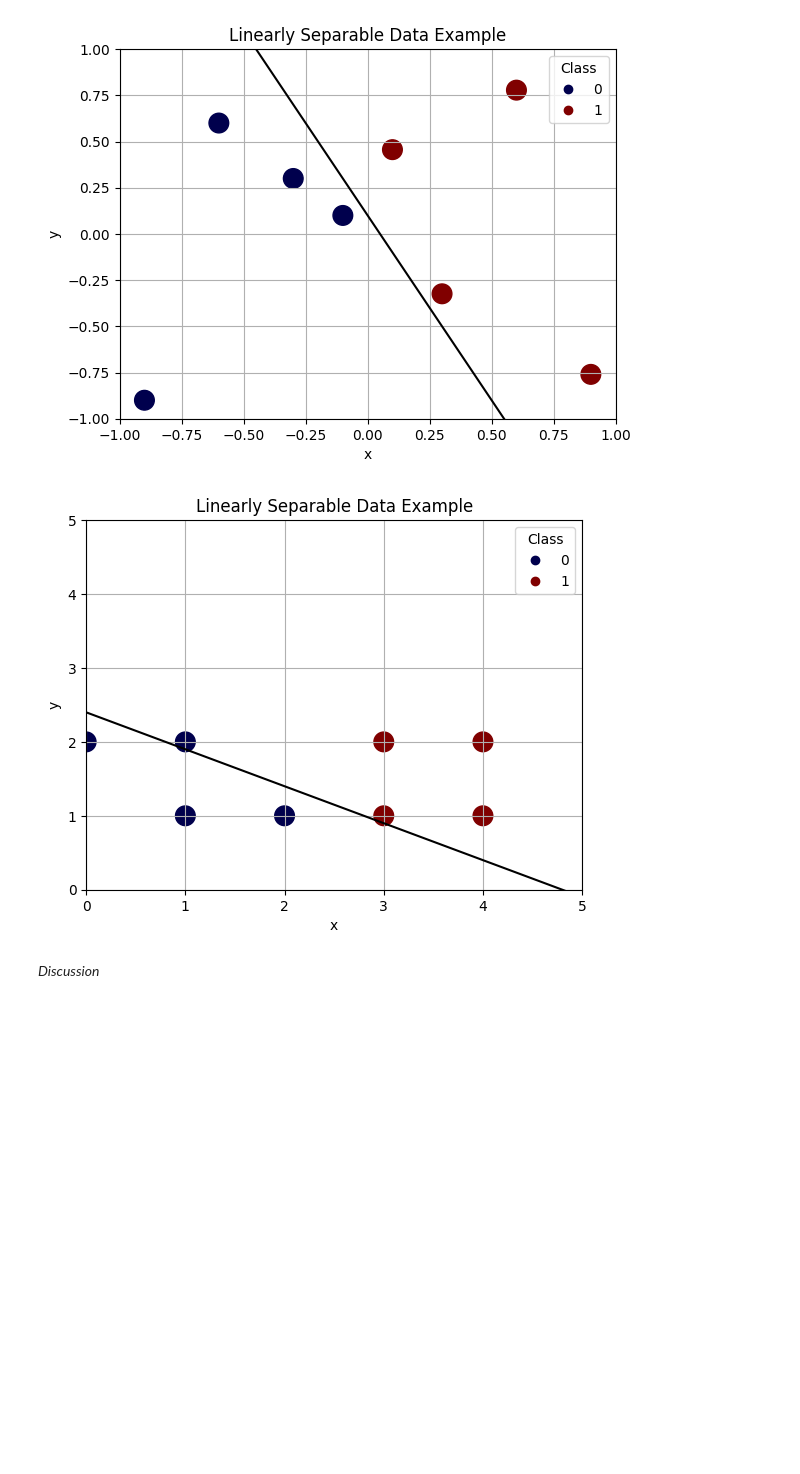
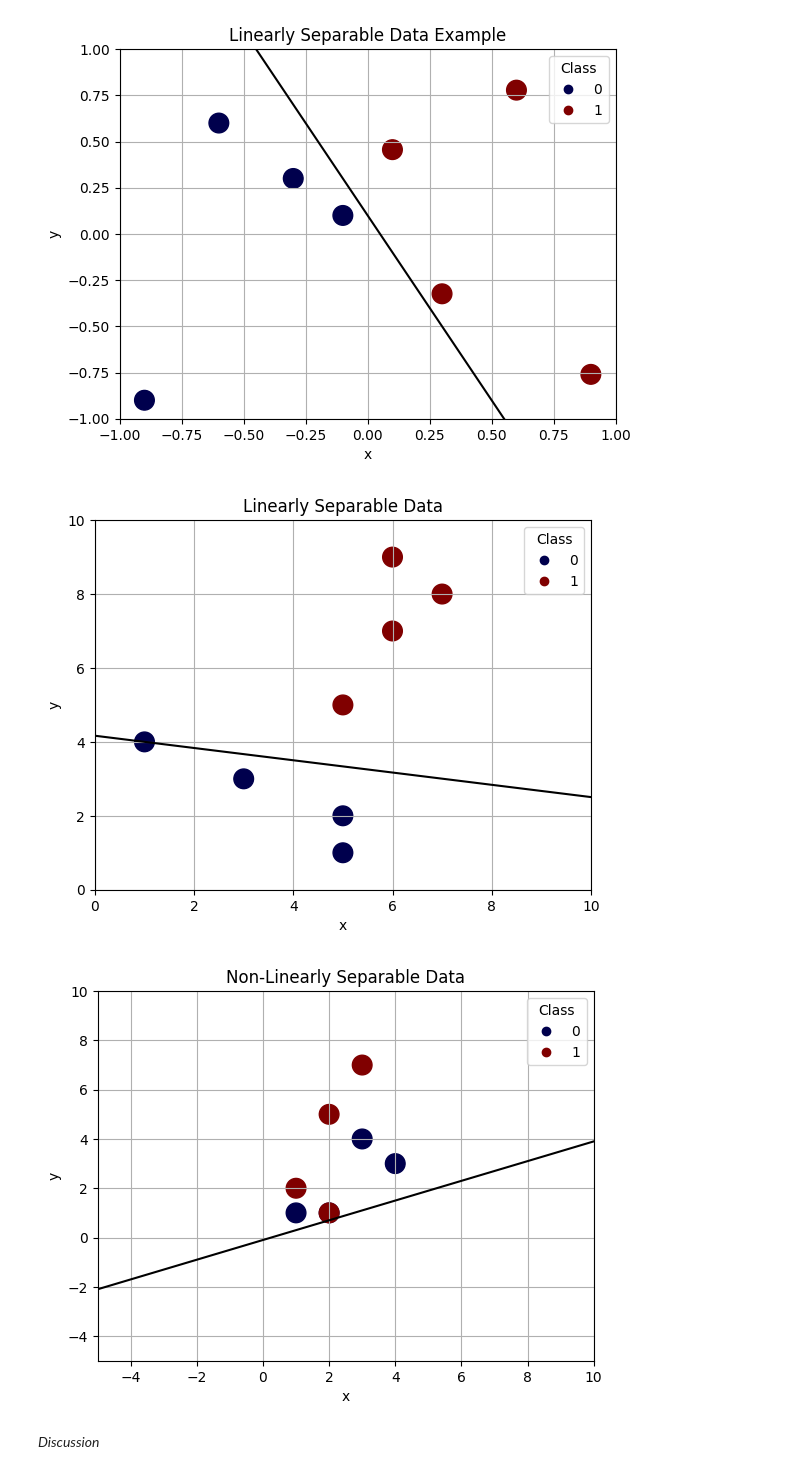
Before and after one commit to mheilner/CS270, a Jupyter notebook: PerceptronLab/Perceptron Lab.ipynb, the cells around one changed output. Saved outputs shown, nothing was run; the diff lists cells and outputs as text; code cells hidden in the pictures; blank space fills up the shorter version.

```diff
--- a/PerceptronLab/Perceptron Lab.ipynb
+++ b/PerceptronLab/Perceptron Lab.ipynb
@@ -32,7 +32,7 @@ To help you with this first task, following is one detailed variation that would
 # %%
 from sklearn.linear_model import Perceptron
 
-clf = Perceptron(shuffle=False, verbose=1, eta0=.1, max_iter=10 ) #warm_start=True
+clf = Perceptron(shuffle=False, verbose=1, eta0=.1, max_iter=10, tol=.001 ) #warm_start=True
 Data_Set = arff.loadarff('debug.arff')
 Data_Set_df = pd.DataFrame(Data_Set[0])
 Data_Set_np = Data_Set_df.to_numpy()
@@ -234,27 +214,73 @@ plt.show() # show the plot
 [figure]
 # %%
 # Graph datasets and decision lines for both cases.
+def convert_arff(filename):
+    Data_Set = arff.loadarff(filename)
+    Data_Set_df = pd.DataFrame(Data_Set[0])
+    Data_Set_np = Data_Set_df.to_numpy()
+    Data_Set_np = Data_Set_np.astype(float)
+    X = Data_Set_np[:, :-1]
+    y = Data_Set_np[:, -1]
+    return X, y
+lin_sep_data, lin_sep_labels = convert_arff('lin_sep.arff')
 
-plt.xlim(0,5)
-plt.ylim(0,5)
+# Linearly Separable Dataset:
+# Final Weights:  [[-0.1  0.6]]
+# Bias Weights:  [-2.5]
+# Accuracy:  1.0
+
+non_lin_sep_data, non_lin_sep_labels = convert_arff('non_lin_sep.arff')
+# Not Linearly Separable Dataset:
+# Final Weights:  [[-0.4  1. ]]
+# Bias Weights:  [0.1]
+# Accuracy:  0.5
+
+plt.xlim(0,10)
+plt.ylim(0,10)
 scatter = plt.scatter(lin_sep_data[:,0], lin_sep_data[:,1], c = lin_sep_labels, s=200, cmap='seismic')
 legend = plt.legend(*scatter.legend_elements(num=1), title="Class", loc='upper right') # Legend
 
 # Plot the learned separator.  We just made up the slope and intercept for this example. You need to calculate
 # the correct slope and intercept using your learned weights and bias.
-xlist = np.linspace(0, 5, 100) # create 100 evenly spaced points between -1 and 1 for the x axis
-ylist = np.linspace(0, 5, 100) # create 100 evenly spaced points between -1 and 1 for the y axis
-slope = -.5 # made up
-intercept = 2.4 # made up
+xlist = np.linspace(0, 10, 100) # create 100 evenly spaced points between -1 and 1 for the x axis
+ylist = np.linspace(0, 10, 100) # create 100 evenly spaced points between -1 and 1 for the y axis
+slope = -.166 # made up
+intercept = 4.1666 # made up
 eq = slope*xlist + intercept
 plt.plot(xlist,  eq, '-k', )
-plt.title('Linearly Separable Data Example')
+plt.title('Linearly Separable Data')
 plt.xlabel('x')
 plt.ylabel('y')
 plt.grid() # add grid lines
 plt.show() # show the plot
+
+# Graph datasets and decision lines for both cases.
+
+plt.xlim(-5,10)
+plt.ylim(-5,10)
+scatter = plt.scatter(non_lin_sep_data[:,0], non_lin_sep_data[:,1], c = non_lin_sep_labels, s=200, cmap='seismic')
+legend = plt.legend(*scatter.legend_elements(num=1), title="Class", loc='upper right') # Legend
+
+# Plot the learned separator.  We just made up the slope and intercept for this example. You need to calculate
+# the correct slope and intercept using your learned weights and bias.
+xlist = np.linspace(-5, 10, 100) # create 100 evenly spaced points between -1 and 1 for the x axis
+ylist = np.linspace(-5, 10, 100) # create 100 evenly spaced points between -1 and 1 for the y axis
+slope = .4 # made up
+intercept = -.1 # made up
+eq = slope*xlist + intercept
+plt.plot(xlist,  eq, '-k', )
+plt.title('Non-Linearly Separable Data')
+plt.xlabel('x')
+plt.ylabel('y')
+plt.grid() # add grid lines
+plt.show() # show the plot
+
+# Coefficients (Weights): [[0.5 0.6]]
+# Intercept (Bias): [-1.3]
+# Accuracy: 0.625
 # %% [output]
-[figure, old version]
+[figure, new version]
+[figure, added]
 # %% [markdown]
 *Discussion*
 # %% [markdown]
```
Also changed, not shown: parts of 28 cells of this notebook, 4 other files.
